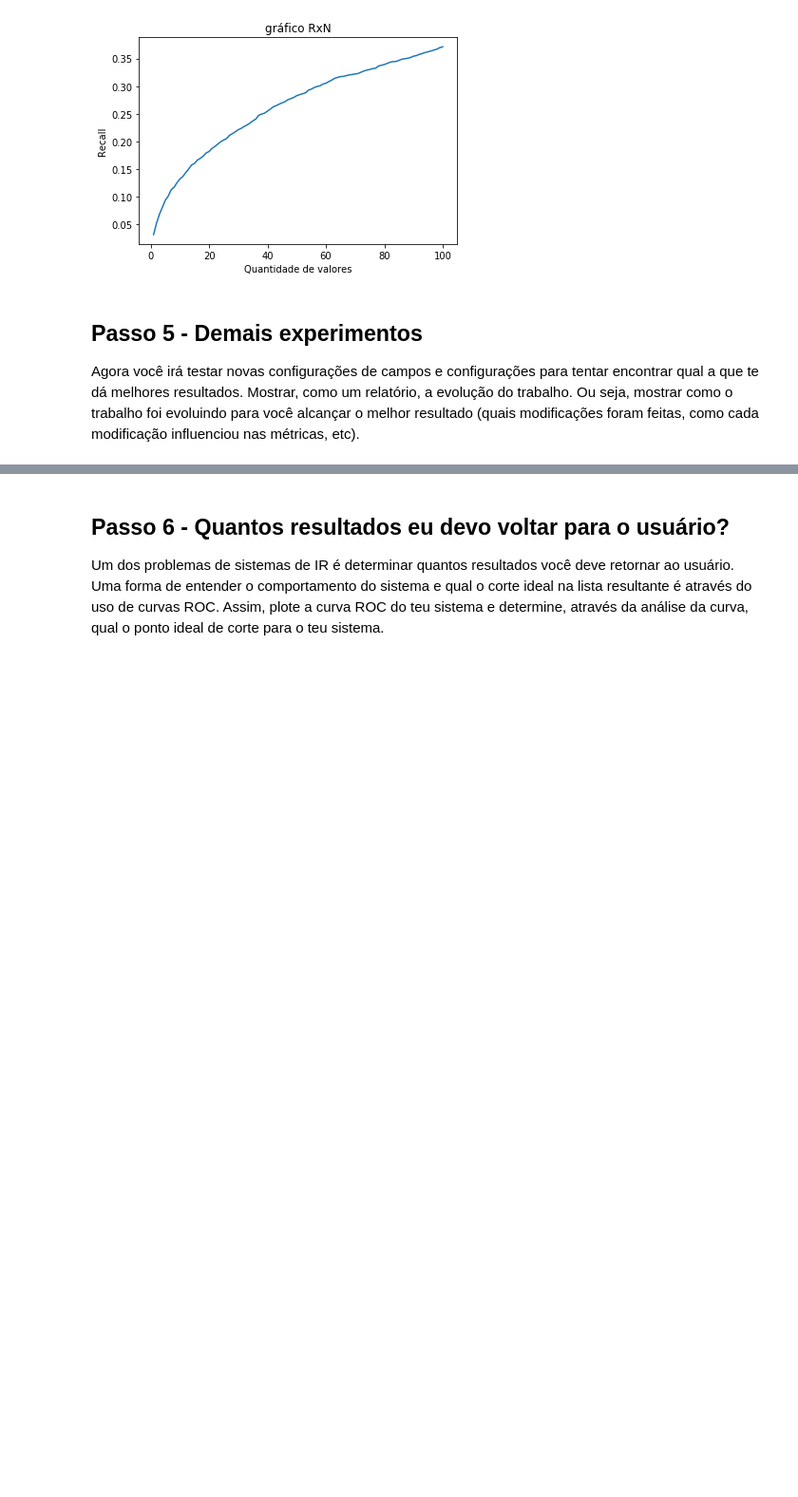
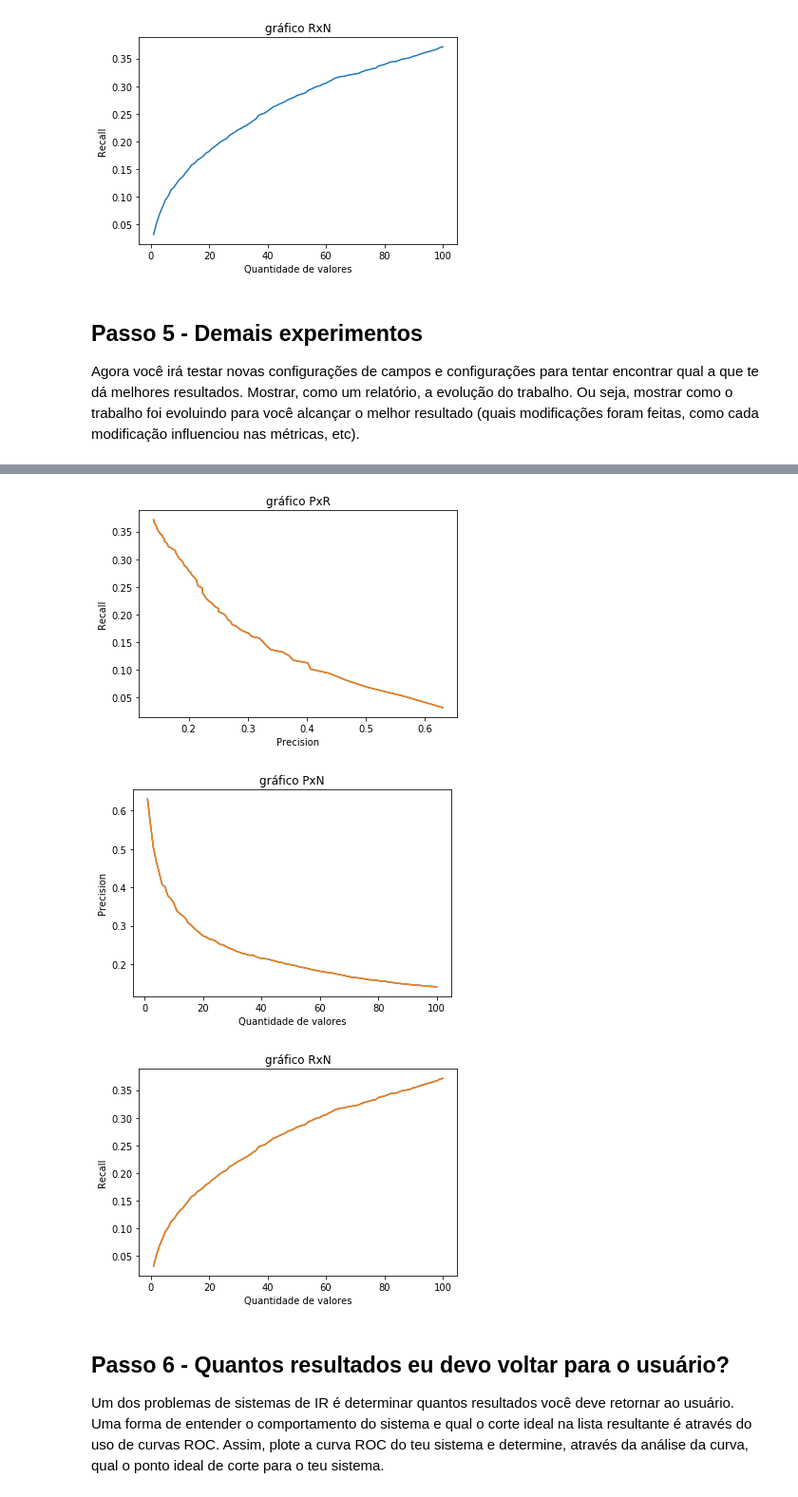
Before and after one commit to BravoNatalie/Avaliando_Sistemas_RI, a Jupyter notebook: Trabalho 3 - Avaliando sistemas de IR.ipynb, the cells around one changed output, grey strips where cells are left out. Shown: that part at 95% size. Cells and saved outputs as stored; diff of their text form; code cells hidden in the pictures; blank space fills up the shorter version.

```diff
--- a/Trabalho 3 - Avaliando sistemas de IR.ipynb
+++ b/Trabalho 3 - Avaliando sistemas de IR.ipynb
@@ -575,0 +646,10 @@ pd.DataFrame(analysisMatrix[0:10], columns=col)
+# %%
+analysisMatrix3 = []
+queryTest3 = []
+queryTest3 = storeQueryResult(queryTest3, schema)
+
+
+
+analysis(queryFile, queryTest3, analysisMatrix3)
+col = ['Query','Relevant', 'Retrived', 'Precision', 'P@5','P@10','Recall','R@5','P@10', 'F-Measure']
+pd.DataFrame(analysisMatrix3[0:10], columns=col)
@@ -576,3 +668,9 @@ pd.DataFrame(analysisMatrix[0:10], columns=col)
+# %%
+plotGraph(queryFile,queryTest,analysisMatrix3,queryTest3)
+# %% [output]
+[figure, added]
+[figure, added]
+[figure, added]
 # %% [markdown]
 ## Passo 6 - Quantos resultados eu devo voltar para o usuário?
 
```
Also changed, not shown: parts of 8 cells of this notebook, 9 other files.
